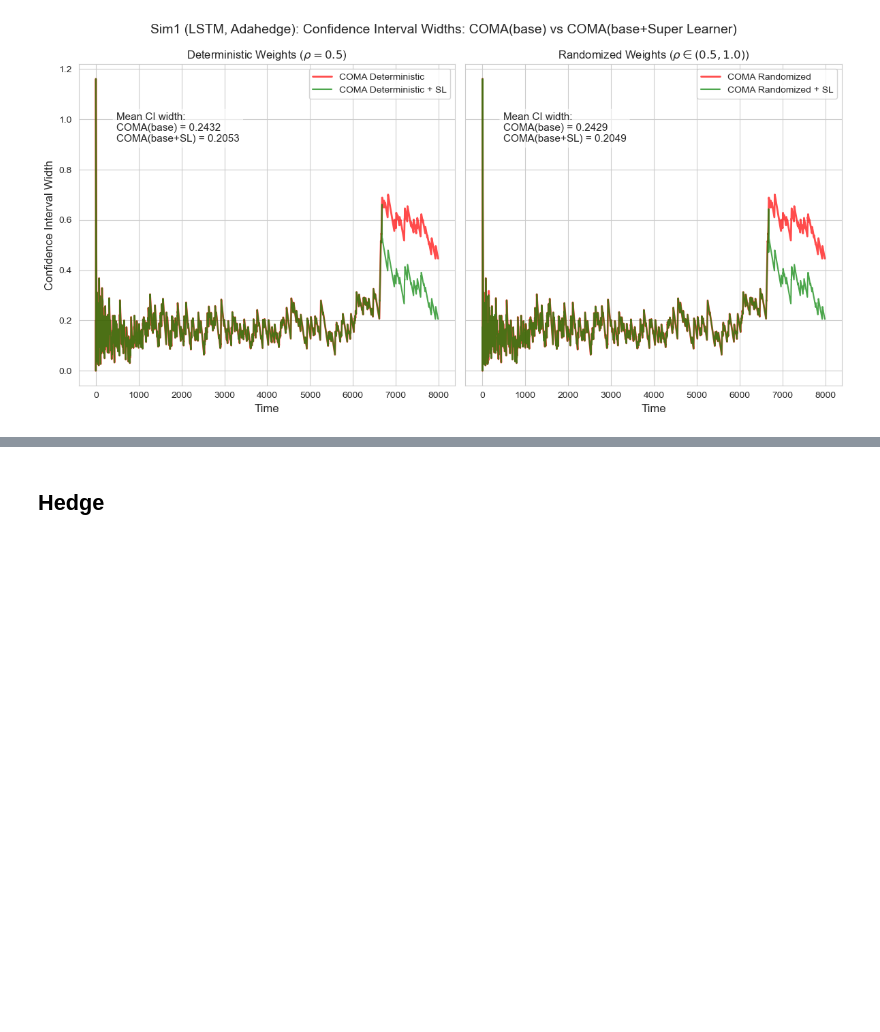
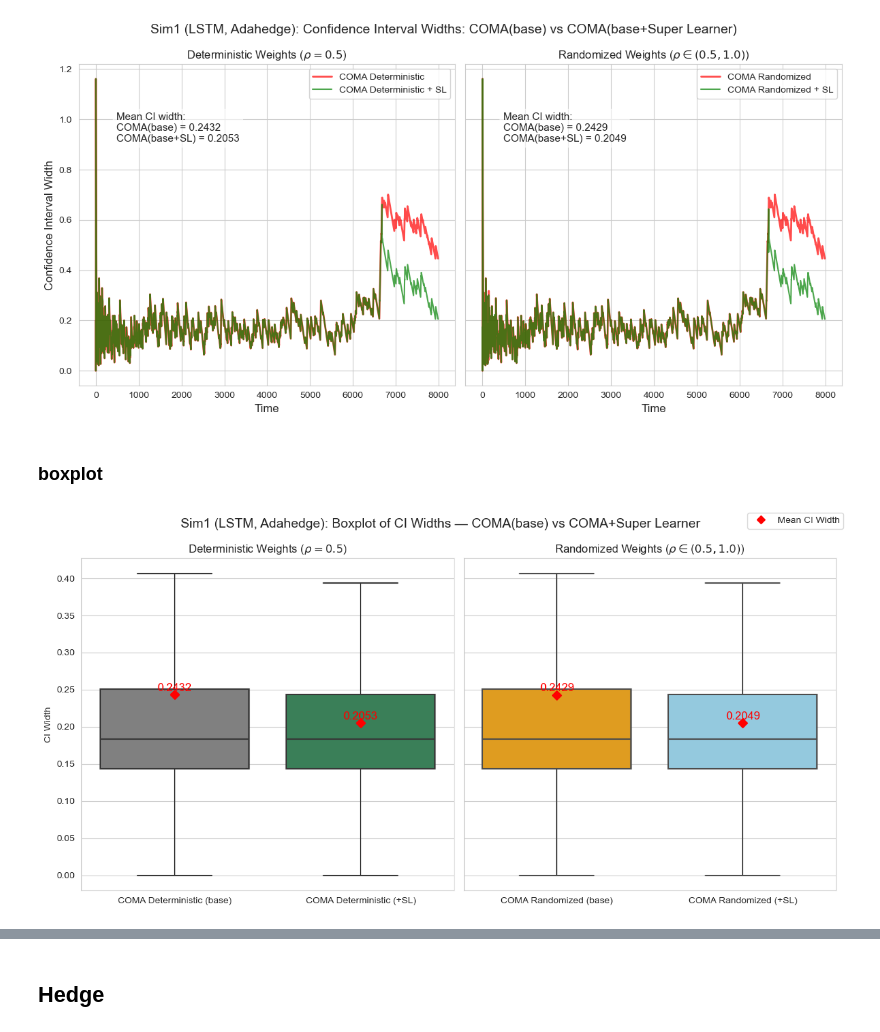
Before and after one commit to victorianian610/Online-Conformal-Prediction-with-SuperLearning-, a Jupyter notebook: Jump_Diffusion/Sim1/lstm_sim1_gaussian.ipynb, the cells around one changed output, grey strips where cells are left out. Saved outputs shown, nothing was run; the diff lists cells and outputs as text; code cells hidden in the pictures; blank space fills up the shorter version.

Commit message:
lstm_sim1_update

```diff
--- a/Jump_Diffusion/Sim1/lstm_sim1_gaussian.ipynb
+++ b/Jump_Diffusion/Sim1/lstm_sim1_gaussian.ipynb
@@ -1362,3 +1364,69 @@ Mean CI width — COMA (rand): 0.24294491106564078
 Mean CI width — COMA (det) + SL: 0.20527370048638333
 Mean CI width — COMA (rand) + SL: 0.2048983938056791
 [figure]
+# %% [markdown]
+### boxplot
+# %%
+import pandas as pd
+import matplotlib.pyplot as plt
+import seaborn as sns
+import numpy as np
+
+# Collect into dictionary
+data_dict = {
+    "COMA Deterministic (base)": coma_width_det,
+    "COMA Deterministic (+SL)": coma_width_det_sl,
+    "COMA Randomized (base)": coma_width_rand,
+    "COMA Randomized (+SL)": coma_width_rand_sl
+}
+
+# Convert to DataFrame
+df_box = pd.DataFrame(dict([(k, pd.Series(v)) for k, v in data_dict.items()]))
+df_long = df_box.melt(var_name="Method", value_name="CI Width")
+
+# Split deterministic vs randomized
+det_methods = ["COMA Deterministic (base)", "COMA Deterministic (+SL)"]
+rand_methods = ["COMA Randomized (base)", "COMA Randomized (+SL)"]
+
+fig, axes = plt.subplots(1, 2, figsize=(12, 6), sharey=True)
+
+palette = {"COMA Deterministic (base)": "gray",
+           "COMA Deterministic (+SL)": "seagreen",
+           "COMA Randomized (base)": "orange",
+           "COMA Randomized (+SL)": "skyblue"}
+
+# --- Deterministic subplot ---
+sns.boxplot(x="Method", y="CI Width", data=df_long[df_long["Method"].isin(det_methods)],
+            order=det_methods, palette=palette, showfliers=False, ax=axes[0])
+
+means_det = [np.nanmean(data_dict[m]) for m in det_methods]
+for i, m in enumerate(det_methods):
+    axes[0].scatter(i, means_det[i], color="red", marker="D", s=50, zorder=3)
+    axes[0].text(i, means_det[i]+0.005, f"{means_det[i]:.4f}", ha='center', fontsize=12, color="red")
+
+axes[0].set_title("Deterministic Weights ($\\rho=0.5$)")
+axes[0].set_xlabel("")
+axes[0].set_ylabel("CI Width")
+
+# --- Randomized subplot ---
+sns.boxplot(x="Method", y="CI Width", data=df_long[df_long["Method"].isin(rand_methods)],
+            order=rand_methods, palette=palette, showfliers=False, ax=axes[1])
+
+means_rand = [np.nanmean(data_dict[m]) for m in rand_methods]
+for i, m in enumerate(rand_methods):
+    axes[1].scatter(i, means_rand[i], color="red", marker="D", s=50, zorder=3)
+    axes[1].text(i, means_rand[i]+0.005, f"{means_rand[i]:.4f}", ha='center', fontsize=12, color="red")
+
+axes[1].set_title("Randomized Weights ($\\rho \\in (0.5,1.0)$)")
+axes[1].set_xlabel("")
+axes[1].set_ylabel("")
+
+# Legend for red diamond
+fig.legend(handles=[plt.Line2D([0],[0], color='red', marker='D', linestyle='', label='Mean CI Width')],
+           loc='upper right')
+
+plt.suptitle("Sim1 (LSTM, Adahedge): Boxplot of CI Widths — COMA(base) vs COMA+Super Learner", fontsize=14)
+plt.tight_layout()
+plt.show()
+# %% [output]
+[figure, added]
```
Also changed, not shown: parts of 9 cells of this notebook.
